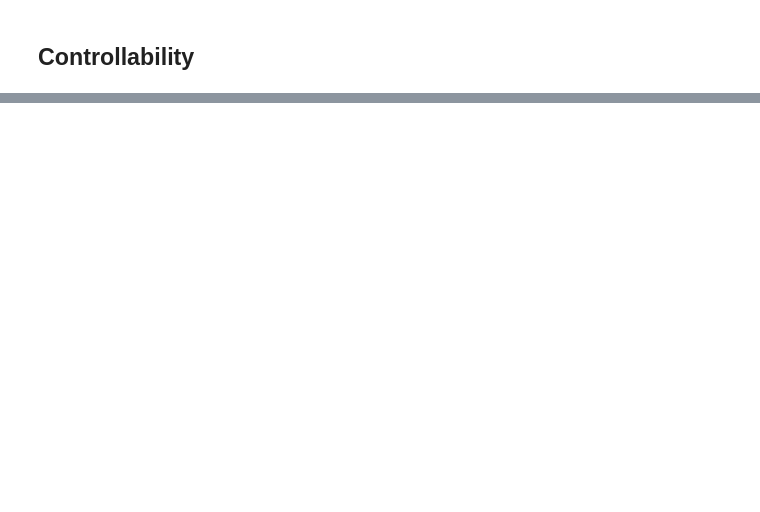
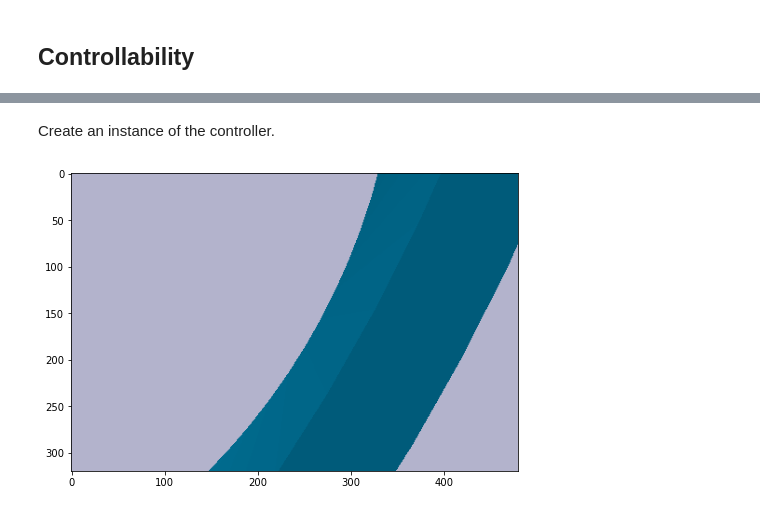
Before and after one commit to ibw2/ae353-sp22, a Jupyter notebook: projects/02_segbot/DP2_Code.ipynb, the cells around one changed output, grey strips where cells are left out. Drawn from its saved outputs; the diff is of its cells as text; code cells hidden in the pictures; blank space fills up the shorter version.

```diff
--- a/projects/02_segbot/DP2_Code.ipynb
+++ b/projects/02_segbot/DP2_Code.ipynb
@@ -203,0 +260,4 @@ B = sym.Matrix(B)
+# %%
+K = linalg.inv(R) @  B.T @ P
+K = sym.Matrix(K)
+print(latex(K))
@@ -226,0 +321,7 @@ ValueError: expected square matrix
+# %%
+simulator = ae353_segbot.Simulator(
+    display=True,
+    width=480,
+    height=320,
+    bumpy=False,
+)
@@ -226,0 +376,4 @@ ValueError: expected square matrix
+# %% [markdown]
+Create an instance of the controller.
+# %%
+controller = Controller()
@@ -226,0 +391,19 @@ ValueError: expected square matrix
+# %%
+data = simulator.run(
+    controller,           # <-- required (an instance of your Controller class)
+    max_time=5.0,         # <-- optional (how long you want to run the simulation in seconds)
+    data_filename=None,   # <-- optional (save data to this file, e.g., 'my_data.json')
+    video_filename=None,  # <-- optional (save video to this file, e.g., 'my_video.mov')
+)
+# %%
+# Get snapshot as height x width x 4 numpy array of RGBA values
+rgba = simulator.snapshot()
+
+# Display snapshot
+plt.figure(figsize=(8, 8))
+plt.imshow(rgba)
+
+# Save snapshot
+plt.imsave('my_snapshot.png', rgba)
+# %% [output]
+[figure, added]
```
Also changed, not shown: parts of 21 cells of this notebook.
